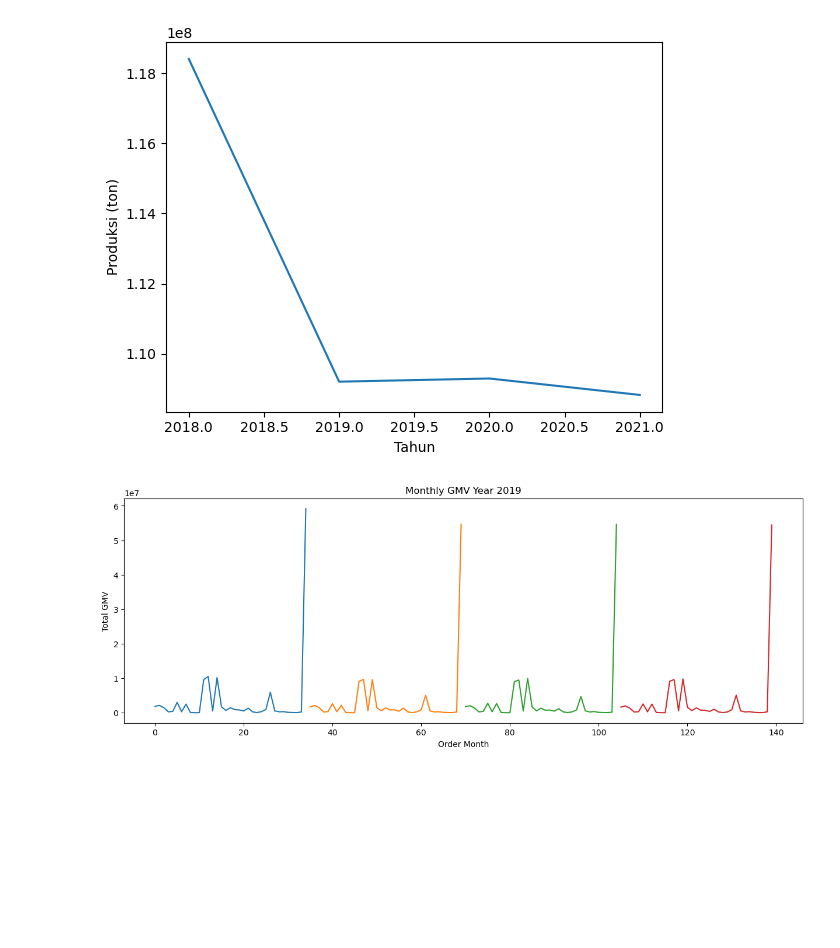
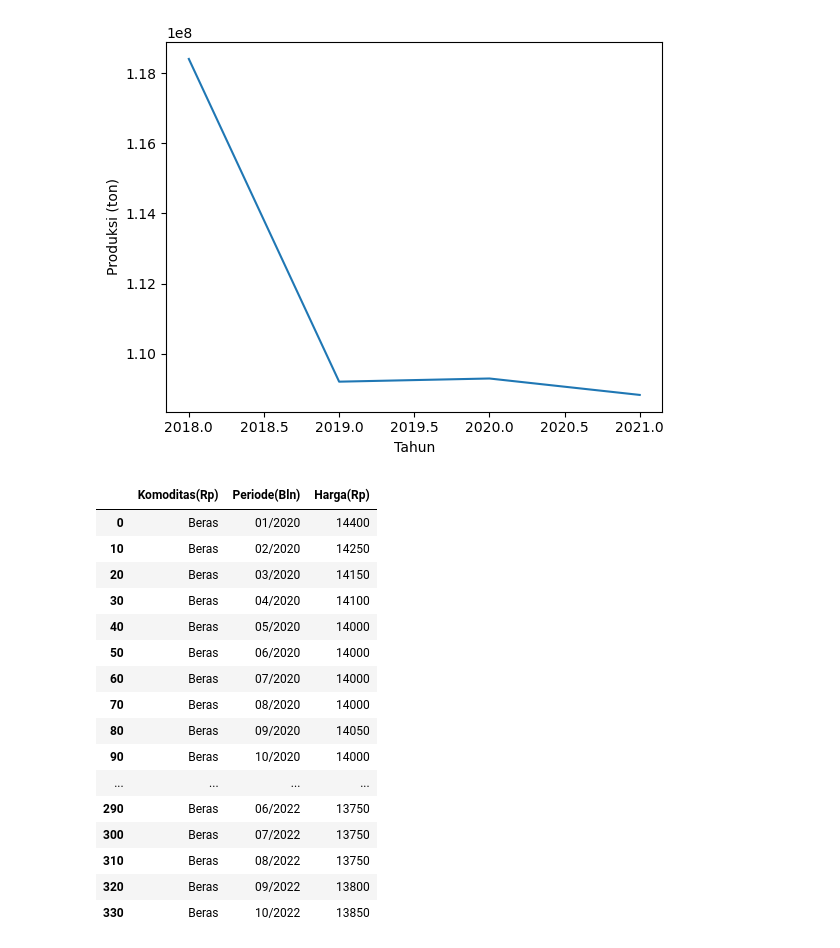
Before and after one commit to satrioadi96/projekpangan, a Jupyter notebook: running-test.ipynb, the cells around one changed output. Saved outputs shown, nothing was run; the diff lists cells and outputs as text; code cells hidden in the pictures; blank space fills up the shorter version.

```diff
--- a/running-test.ipynb
+++ b/running-test.ipynb
@@ -229,12 +229,30 @@ sns.lineplot(
 # %% [output]
 <AxesSubplot:xlabel='Tahun', ylabel='Produksi (ton)'>
 [figure]
-# %%
-plt.figure(figsize=(15, 5))
-p3.groupby(['Tahun'])['Produksi (ton)'].plot()
-plt.title('Monthly GMV Year 2019')
-plt.xlabel('Order Month')
-plt.ylabel('Total GMV')
-plt.show()
-# %% [output]
-[figure, removed]
+# %%
+import pandas as pd
+df = pd.read_excel(".\daerah\harga-pasar-modern-daerah.xls")
+df
+dc = df.copy()
+indek = dc.drop(['No.', '11/2022'], axis=1)
+melet = indek.melt('Komoditas(Rp)', var_name='Periode(Bln)', value_name='Harga(Rp)')
+melet2 = melet[melet['Komoditas(Rp)']== 'Beras']
+melet2
+# %% [output]
+|  | Komoditas(Rp) | Periode(Bln) | Harga(Rp) |
+| 0 | Beras | 01/2020 | 14400 |
+| 10 | Beras | 02/2020 | 14250 |
+| 20 | Beras | 03/2020 | 14150 |
+| 30 | Beras | 04/2020 | 14100 |
+| 40 | Beras | 05/2020 | 14000 |
+| 50 | Beras | 06/2020 | 14000 |
+| 60 | Beras | 07/2020 | 14000 |
+| 70 | Beras | 08/2020 | 14000 |
+| 80 | Beras | 09/2020 | 14050 |
+| 90 | Beras | 10/2020 | 14000 |
+| ... | ... | ... | ... |
+| 290 | Beras | 06/2022 | 13750 |
+| 300 | Beras | 07/2022 | 13750 |
+| 310 | Beras | 08/2022 | 13750 |
+| 320 | Beras | 09/2022 | 13800 |
+| 330 | Beras | 10/2022 | 13850 |
```
Also changed, not shown: parts of 2 cells of this notebook, 51 other files.
